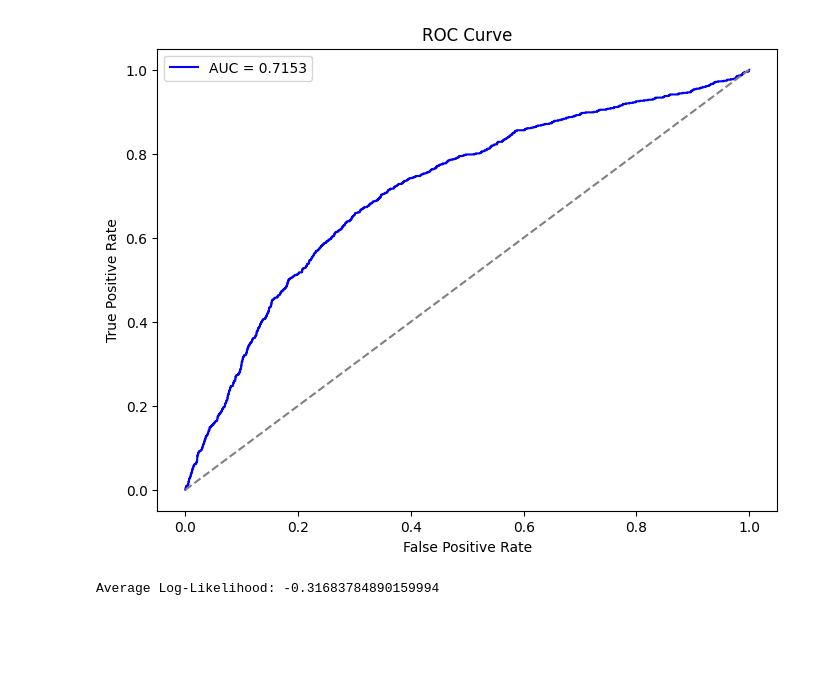
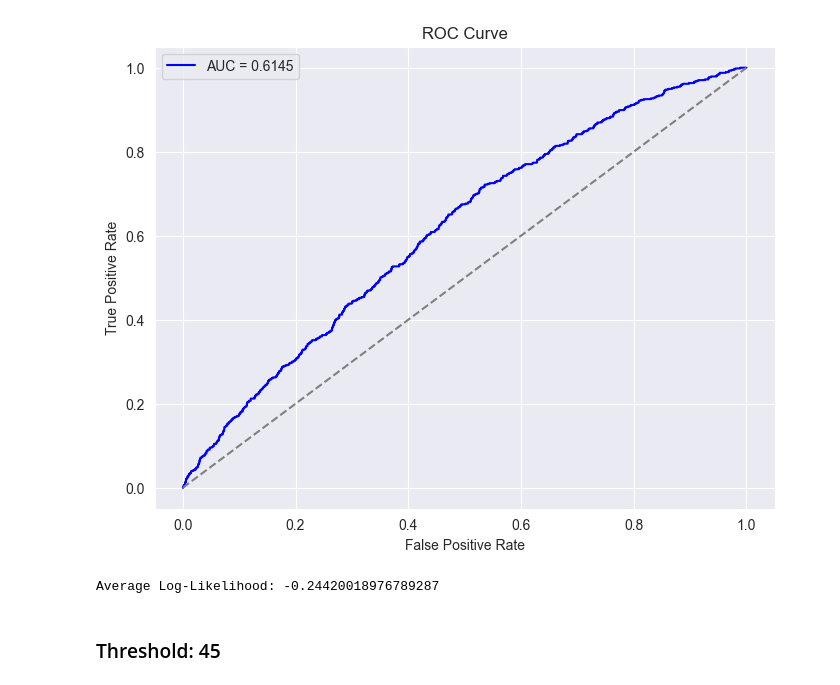
Before and after one commit to alessbressan/electricty_trading, a Jupyter notebook: lstm/lstm_model.ipynb, the cells around one changed output. Cells and saved outputs as stored; diff of their text form; code cells hidden in the pictures; blank space fills up the shorter version.

Commit message:
LSTM model - All thresholds

```diff
--- a/lstm/lstm_model.ipynb
+++ b/lstm/lstm_model.ipynb
@@ -100,0 +162,9 @@ def lstm_model(dataset, feature_cols, target_col, train_size, sequence_len=48, l
+# %%
+# Load dataset
+root = '../data/'
+path = 'ml_features.csv'
+df = pd.read_csv(os.path.join(root,path))
+df["date"] = pd.to_datetime(df["date"])
+df.set_index('date', inplace=True)
+df.dropna(inplace=True)
+df
@@ -100,0 +188,10 @@ def lstm_model(dataset, feature_cols, target_col, train_size, sequence_len=48, l
+# %%
+# Build dataset for threshold 30
+target_col_30 = 'spike_30'
+feature_cols_30 = ['past_spikes_30', 'hdd',
+                   'cdd', 'past_da_load_error', 'past_da_price_error', 'month',
+                   'hour', 'is_weekend', 'is_holiday', 'load_capacity_ratio']
+
+df_30 = df.copy()
+df_30 = df_30[[target_col_30] + feature_cols_30]
+df_30
@@ -132,4 +278,5 @@ Epoch 30/30
 # %%
-y_pred_prob = model_1.predict(X_test_1).ravel()
-y_pred_prob
+# Compute predicted spike probabilities
+y_pred_30 = model_30.predict(X_test_30).ravel()
+y_pred_30
 # %% [output]
@@ -139,28 +286,17 @@ array([0.018347  , 0.01194804, 0.00891124, ..., 0.03527138, 0.02523109,
 # %%
-from sklearn.metrics import roc_auc_score, roc_curve
-
-# Compute AUC
-auc = roc_auc_score(y_test_1, y_pred_prob)
-
-# Plot ROC Curve
-fpr, tpr, _ = roc_curve(y_test_1, y_pred_prob)
-plt.figure(figsize=(8, 6))
-plt.plot(fpr, tpr, label=f"AUC = {auc:.4f}", color="blue")
-plt.plot([0, 1], [0, 1], linestyle="--", color="grey")
-plt.xlabel("False Positive Rate")
-plt.ylabel("True Positive Rate")
-plt.title("ROC Curve")
-plt.legend()
-plt.show()
+# Display AUC plot
+auc_plot(y_test_30, y_pred_30)
 # %% [output]
-[figure, old version]
+[figure, new version]
 # %%
-# Average Log-Likelihood
-p = np.clip(y_pred_prob, 1e-9, 1 - 1e-9)
+# Compute average log-likelihood
+p_30 = np.clip(y_pred_30, 1e-9, 1 - 1e-9)
 
-log_lik_i = y_test_1 * np.log(p) + (1 - y_test_1) * np.log(1 - p)
-avg_log_likelihood = np.mean(log_lik_i)
+log_lik_30 = y_test_30 * np.log(p_30) + (1 - y_test_30) * np.log(1 - p_30)
+avg_log_likelihood_30 = np.mean(log_lik_30)
 
-print("Average Log-Likelihood:", avg_log_likelihood)
+print("Average Log-Likelihood:", avg_log_likelihood_30)
 # %% [output]
-Average Log-Likelihood: -0.31683784890159994
+Average Log-Likelihood: -0.24420018976789287
+# %% [markdown]
+### Threshold: 45
```
Also changed, not shown: parts of 32 cells of this notebook.
